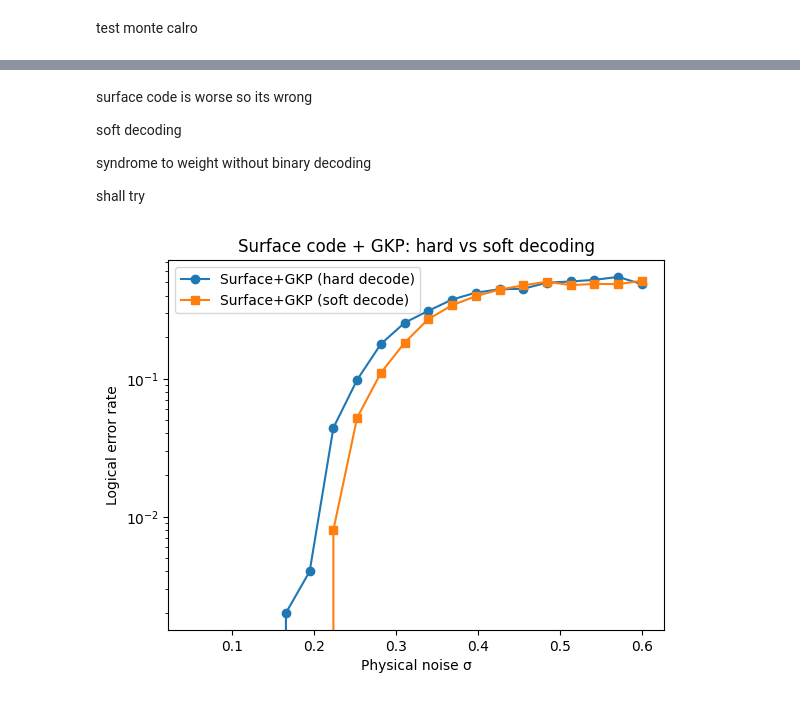
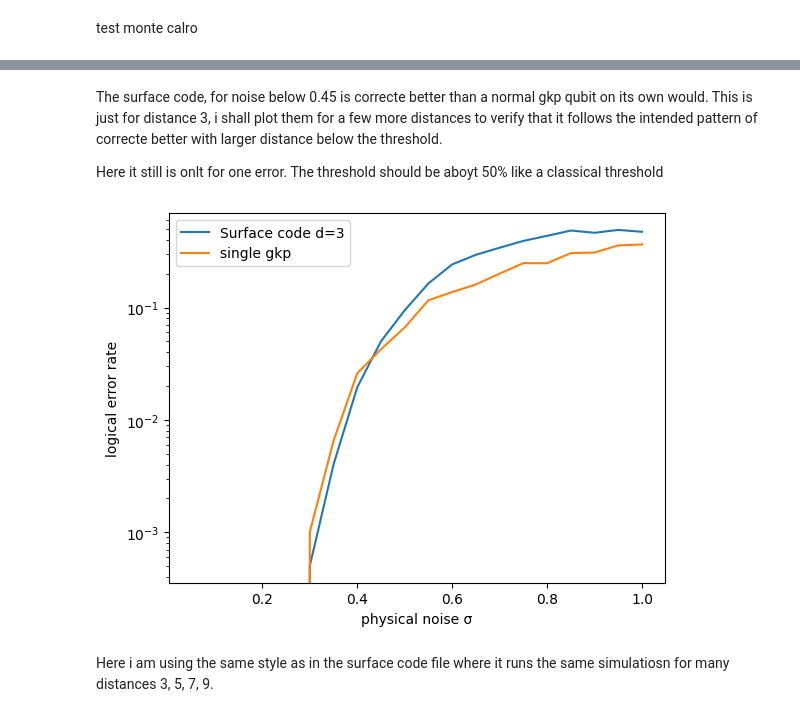
Before and after one commit to laramt04/GKP_QEC_Project_Code, a Jupyter notebook: GKP_readout_gaussian.ipynb, the cells around one changed output, grey strips where cells are left out. Saved outputs shown, nothing was run; the diff lists cells and outputs as text; code cells hidden in the pictures.

Commit message:
surface code i think looks ok

```diff
--- a/GKP_readout_gaussian.ipynb
+++ b/GKP_readout_gaussian.ipynb
@@ -57,3 +57,14 @@ def GKP_built(N, delta, epsilon, n):
     return gkp.unit()
 
 state = GKP_built(N, delta, epsilon, n)
+# %%
+vac = basis(N,0)
+
+r = -np.log(delta)
+peak = squeeze(N,r) * vac
+
+x = position(N)
+p = momentum(N)
+
+print("Var(q) =", expect(x**2, peak))
+print("Var(p) =", expect(p**2, peak))
@@ -386,45 +428,16 @@ sigma=0.60, mean error rate per qubit: 0.2308
-# %% [markdown]
-surface code is worse so its wrong
-
-soft decoding
-
-syndrome to weight without binary decoding
-
-shall try
-# %%
-matcher = pymatching.Matching.from_check_matrix(Hz)
-logical_rate_sc = []
-
-for sigma in sigma_vals:
-    errors = 0
-    for _ in range(n_trials):
-        sq_vals = np.zeros(Hz.shape[1])
-
-        for q in range(Hz.shape[1]):
-            dq = np.random.normal(0, sigma)
-            sq_vals[q] = ((dq + sqrt_pi/2) % sqrt_pi) - sqrt_pi/2
-
-        # soft weights from syndrome magnitude
-        p_err = np.clip(np.abs(sq_vals) / (sqrt_pi/2), 1e-6, 1-1e-6)
-        weights = np.log((1 - p_err) / p_err)
-
-        matcher = pymatching.Matching.from_check_matrix(Hz, weights=weights)
-
-        e = (np.abs(sq_vals) > sqrt_pi/2).astype(np.uint8)
-        syndrome = (Hz @ e) % 2
-        correction = matcher.decode(syndrome)
-        residual = (e + correction) % 2
-        if (residual @ logical_z) % 2:
-            errors += 1
-
-    logical_rate_sc.append(errors / n_trials)
-
-plt.semilogy(sigma_vals, logical_rate, marker='o', label='Surface+GKP (hard decode)')
-plt.semilogy(sigma_vals, logical_rate_sc, marker='s', label='Surface+GKP (soft decode)')
-plt.xlabel("Physical noise σ")
-plt.ylabel("Logical error rate")
-plt.legend()
-plt.title("Surface code + GKP: hard vs soft decoding")
-plt.show()
-# %% [output]
-[figure, removed]
+# %% [markdown]
+The surface code, for noise below 0.45 is correcte better than a normal gkp qubit on its own would. This is just for distance 3, i shall plot them for a few more distances to verify that it follows the intended pattern of correcte better with larger distance below the threshold.
+
+Here it still is onlt for one error. The threshold should be aboyt 50% like a classical threshold
+# %%
+plt.semilogy(sigma_vals, logical_rate, label='Surface code d=3')
+plt.semilogy(sigma_list, single_error_rates, label = 'single gkp')
+plt.xlabel("physical noise σ")
+plt.ylabel("logical error rate")
+plt.legend()
+plt.show()
+plt.show()
+# %% [output]
+[figure, added]
+# %% [markdown]
+Here i am using the same style as in the surface code file where it runs the same simulatiosn for many distances 3, 5, 7, 9.
```
Also changed, not shown: parts of 10 cells of this notebook.
